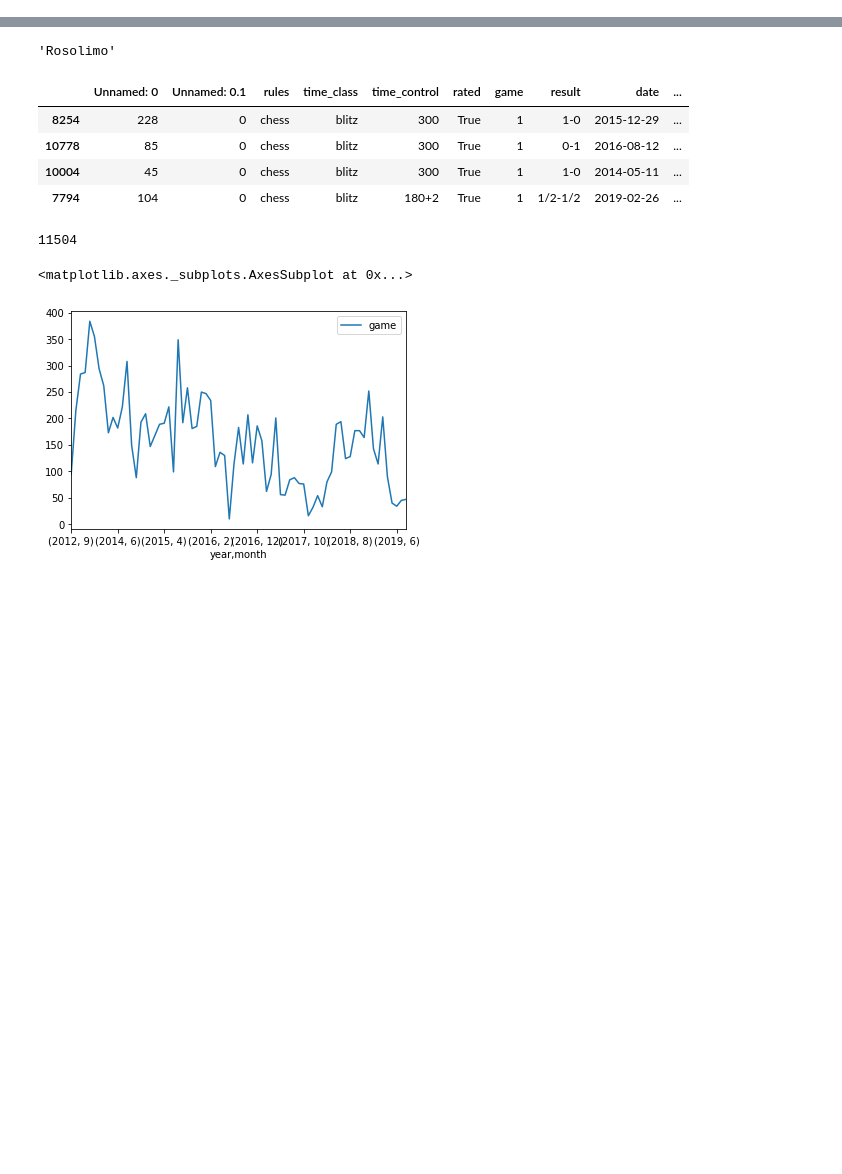
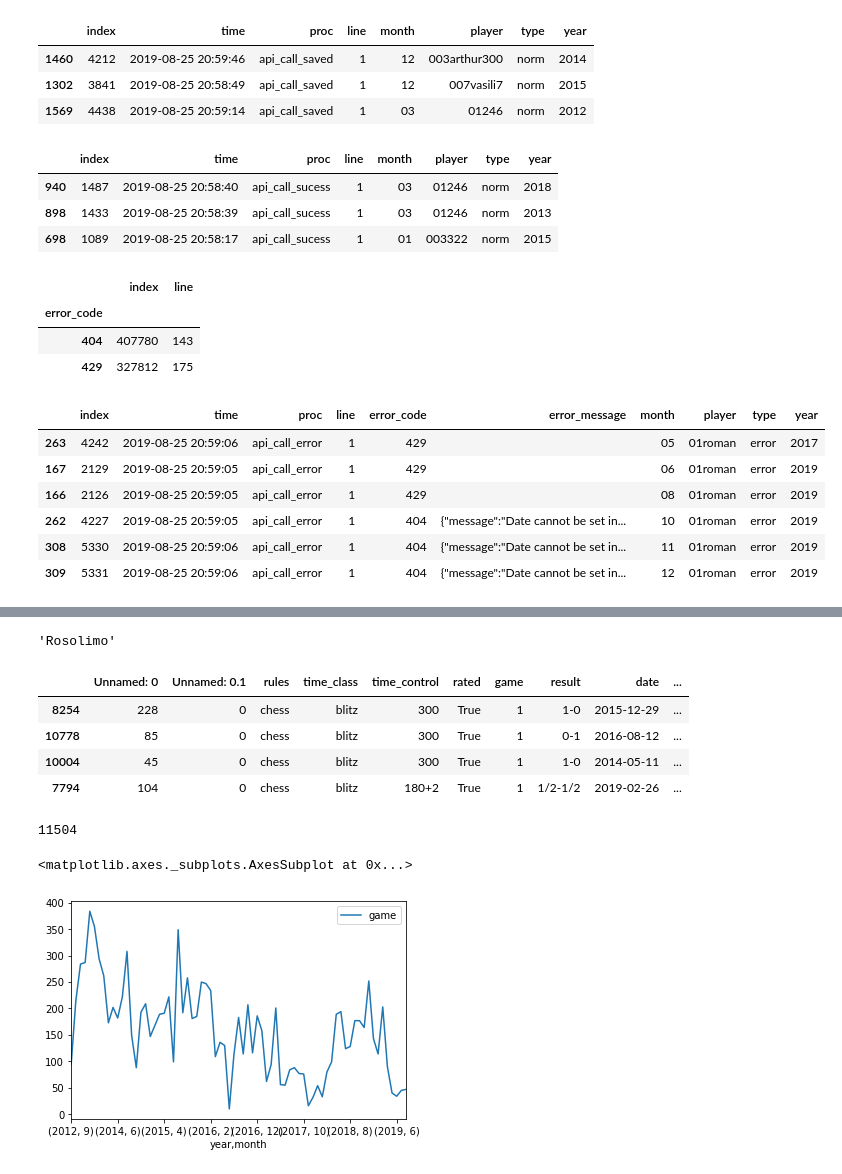
Before and after one commit to rosolimo212/chesscom, a Jupyter notebook: Current_user_forec.ipynb, the cells around one changed output, grey strips where cells are left out. Drawn from its saved outputs; the diff is of its cells as text; code cells hidden in the pictures; blank space fills up the shorter version.

```diff
--- a/Current_user_forec.ipynb
+++ b/Current_user_forec.ipynb
@@ -30,0 +78,31 @@ import matplotlib.pyplot as plt
+# %%
+log_api_call_saved.sample(3)
+# %% [output]
+|  | index | time | proc | line | month | player | type | year |
+| 1460 | 4212 | 2019-08-25 20:59:46 | api_call_saved | 1 | 12 | 003arthur300 | norm | 2014 |
+| 1302 | 3841 | 2019-08-25 20:58:49 | api_call_saved | 1 | 12 | 007vasili7 | norm | 2015 |
+| 1569 | 4438 | 2019-08-25 20:59:14 | api_call_saved | 1 | 03 | 01246 | norm | 2012 |
+# %%
+log_api_call_sucess.sample(3)
+# %% [output]
+|  | index | time | proc | line | month | player | type | year |
+| 940 | 1487 | 2019-08-25 20:58:40 | api_call_sucess | 1 | 03 | 01246 | norm | 2018 |
+| 898 | 1433 | 2019-08-25 20:58:39 | api_call_sucess | 1 | 03 | 01246 | norm | 2013 |
+| 698 | 1089 | 2019-08-25 20:58:17 | api_call_sucess | 1 | 01 | 003322 | norm | 2015 |
+# %%
+log_api_call_error.groupby('error_code').sum()
+# %% [output]
+|  | index | line |
+| error_code |  |  |
+| 404 | 407780 | 143 |
+| 429 | 327812 | 175 |
+# %%
+log_api_call_error[log_api_call_error['player']=='01roman'].sort_values(by=['year', 'month'])
+# %% [output]
+|  | index | time | proc | line | error_code | error_message | month | player | type | year |
+| 263 | 4242 | 2019-08-25 20:59:06 | api_call_error | 1 | 429 |  | 05 | 01roman | error | 2017 |
+| 167 | 2129 | 2019-08-25 20:59:05 | api_call_error | 1 | 429 |  | 06 | 01roman | error | 2019 |
+| 166 | 2126 | 2019-08-25 20:59:05 | api_call_error | 1 | 429 |  | 08 | 01roman | error | 2019 |
+| 262 | 4227 | 2019-08-25 20:59:05 | api_call_error | 1 | 404 | {"message":"Date cannot be set in... | 10 | 01roman | error | 2019 |
+| 308 | 5330 | 2019-08-25 20:59:06 | api_call_error | 1 | 404 | {"message":"Date cannot be set in... | 11 | 01roman | error | 2019 |
+| 309 | 5331 | 2019-08-25 20:59:06 | api_call_error | 1 | 404 | {"message":"Date cannot be set in... | 12 | 01roman | error | 2019 |
```
Also changed, not shown: parts of 8 cells of this notebook, 1 other file.
